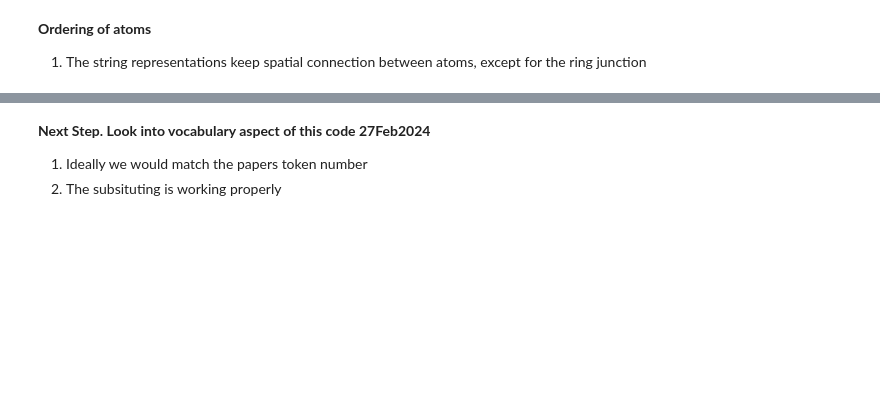
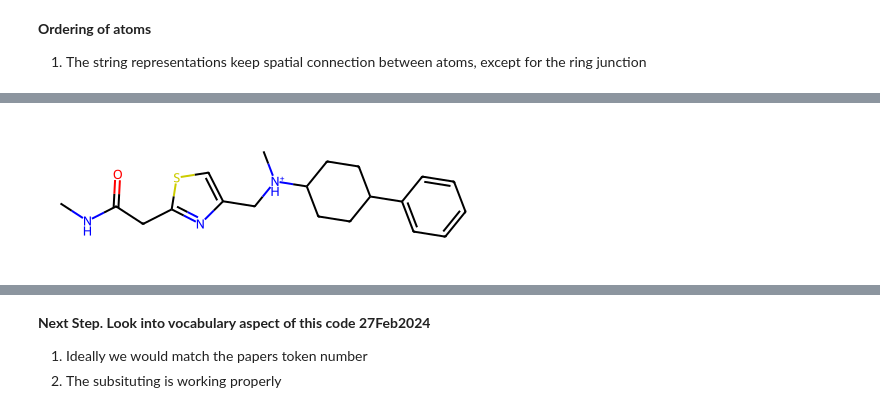
Before and after one commit to alexjimenez99/Junction-Tree-Chem, a Jupyter notebook: Junction Tree Variational Autoencoder.ipynb, the cells around one changed output, grey strips where cells are left out. Saved outputs shown, nothing was run; the diff lists cells and outputs as text; code cells hidden in the pictures; blank space fills up the shorter version.

```diff
--- a/Junction Tree Variational Autoencoder.ipynb
+++ b/Junction Tree Variational Autoencoder.ipynb
@@ -692 +764,5 @@ def canonicalize_string(ring_string):
+# %%
+Chem.MolFromSmiles(zinc_data['smiles'][327])
+# %% [output]
+[figure, added]
 # %%
```
Also changed, not shown: parts of 17 cells of this notebook.
